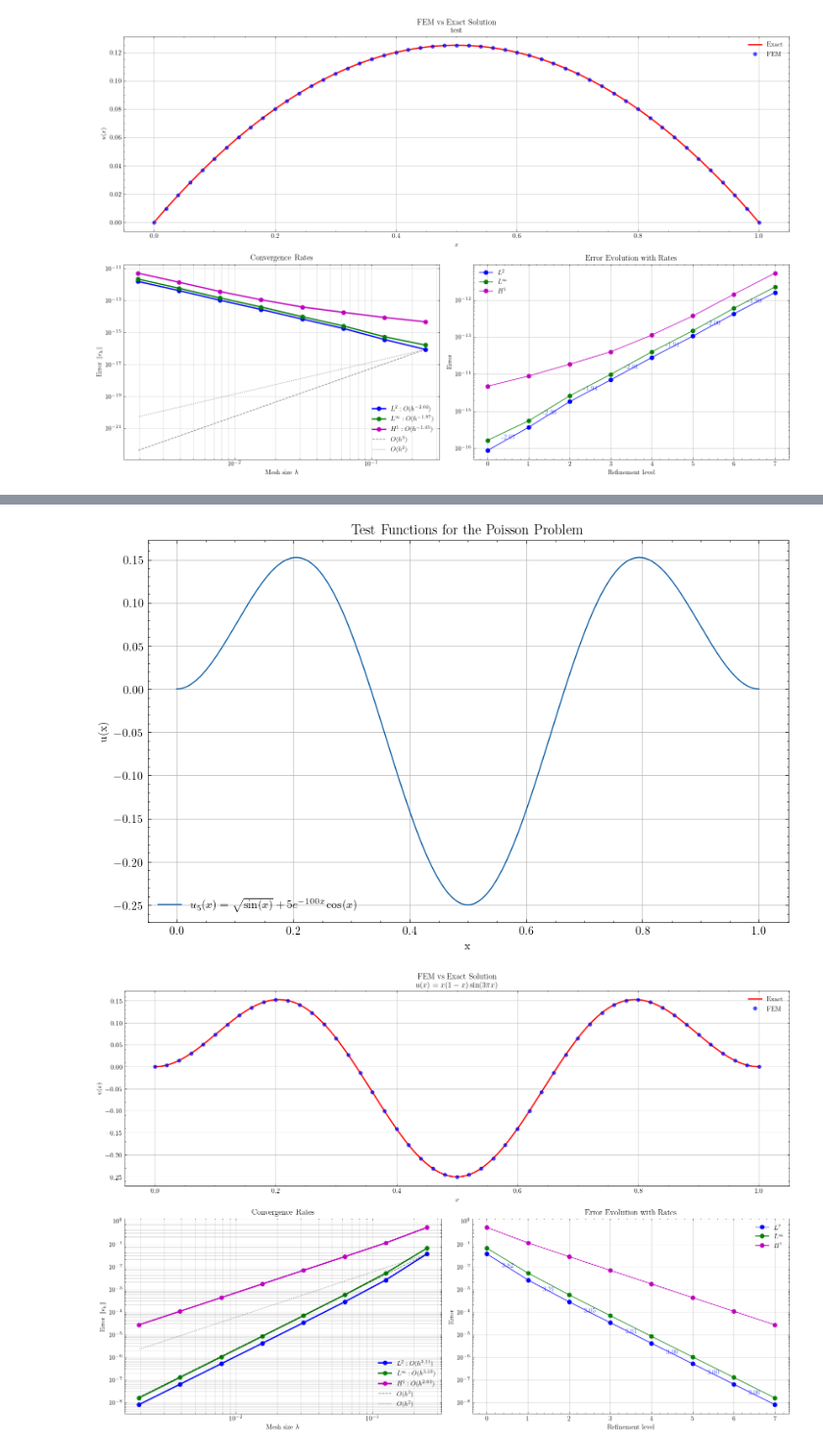
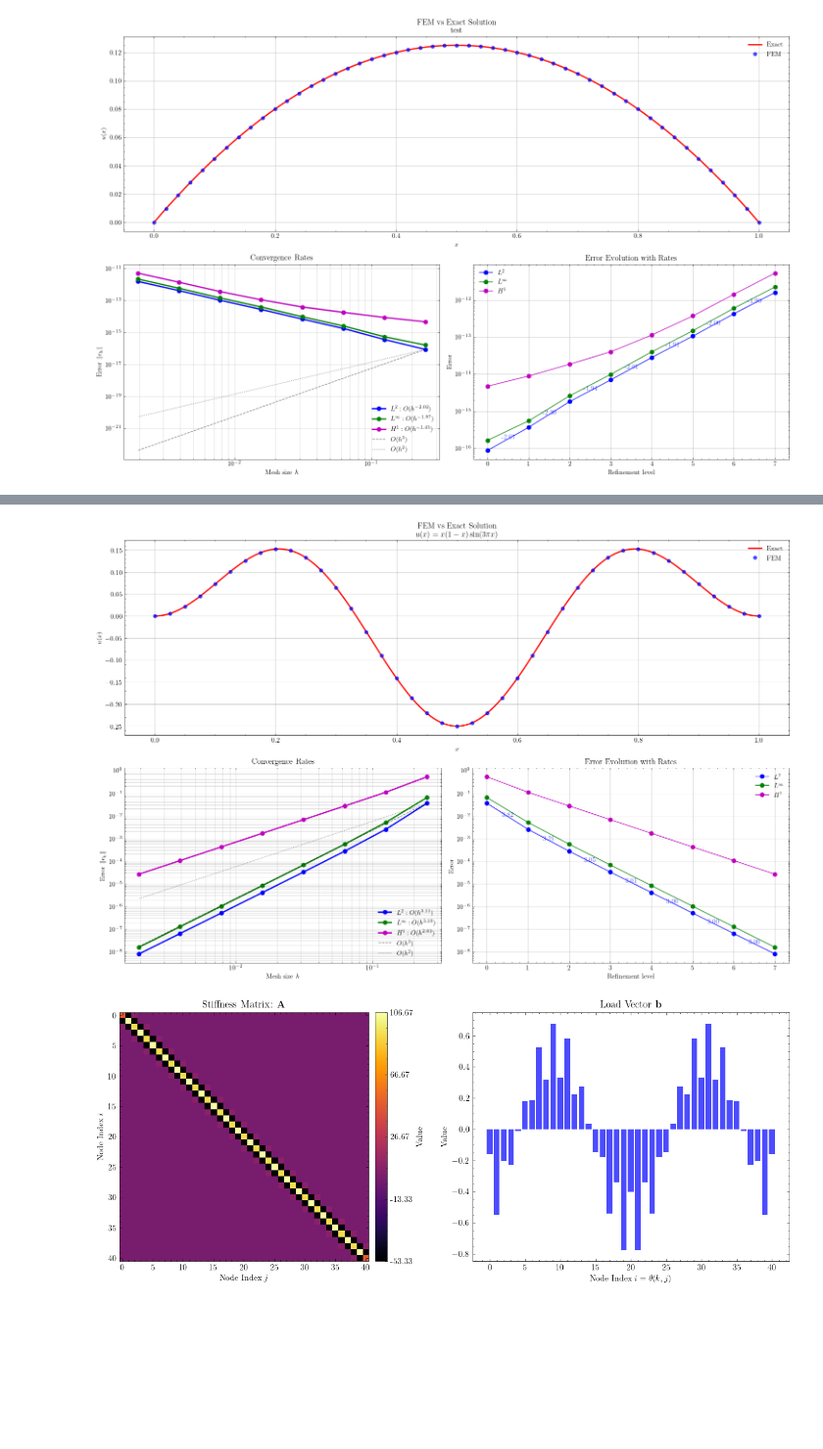
Before and after one commit to TrymSaether/TMA4212-Project-2-FEM, a Jupyter notebook: main.ipynb, the cells around one changed output, grey strips where cells are left out. Shown at 98% size. Drawn from its saved outputs; the diff is of its cells as text; code cells hidden in the pictures; blank space fills up the shorter version.

```diff
--- a/main.ipynb
+++ b/main.ipynb
@@ -184,45 +143,38 @@ L²: 3.02    L∞: 2.99    H¹: 2.00
 # %%
 import numpy as np
 import sympy as sp
 
 # Define the symbol
 x = sp.symbols('x')
 
 # ----------------------
 # Test Function 1
 # ----------------------
 u1_sym = x*(1 - x) * sp.sin(3 * sp.pi * x)
 du1_sym = sp.diff(u1_sym, x)
 ddu1_sym = sp.diff(du1_sym, x)
 f1_sym = -ddu1_sym  # since -u'' = f
 
 # Lambdify these expressions to use with numpy
 u1   = sp.lambdify(x, u1_sym, 'numpy')
 du1  = sp.lambdify(x, du1_sym, 'numpy')
 ddu1 = sp.lambdify(x, ddu1_sym, 'numpy')
 f1   = sp.lambdify(x, f1_sym, 'numpy')
 label1 = r"$u(x) = x(1-x)\sin(3\pi x)$"
 xx = np.linspace(0, 1, 200)
-plt.figure(figsize=(10, 6))
-plt.plot(xx, u1(xx), label=r'$u_5(x)=\sqrt{\sin(x)} + 5e^{-100x}\cos(x)$')
-plt.xlabel('x')
-plt.ylabel('u(x)')
-plt.title('Test Functions for the Poisson Problem')
-plt.legend()
-plt.grid(True)
-plt.show()
-simple = Poisson(
-    M=25,
+
+smooth = Poisson(
+    M=20,
     f=f1,
     u_exact=u1,
     d_exact=du1,
     dd_exact=ddu1,
 )
-simple.solve()
-x, uh = simple.get_solution()
-plot_convergence(simple, name="ex1",label=label1, savefig=False)
-plot_stiffness_matrix_and_load_vector(simple, name="ex1", savefig=False)
-print_convergence_table(simple, M_list=np.array([10, 20, 40, 80, 160, 320]))
+smooth.solve()
+x, uh = smooth.get_solution()
+plot_convergence(smooth, name="smooth",label=label1, savefig=True)
+plot_stiffness_matrix_and_load_vector(smooth, name="smooth", savefig=True)
+print_convergence_table(smooth, M_list=np.array([10, 20, 40, 80, 160, 320, 640, 1280, 2560]))
 # %% [output]
-[figure, old version]
+[figure, new version]
-[figure, old version]
+[figure, new version]
```
Also changed, not shown: parts of 8 cells of this notebook, 9 other files.
